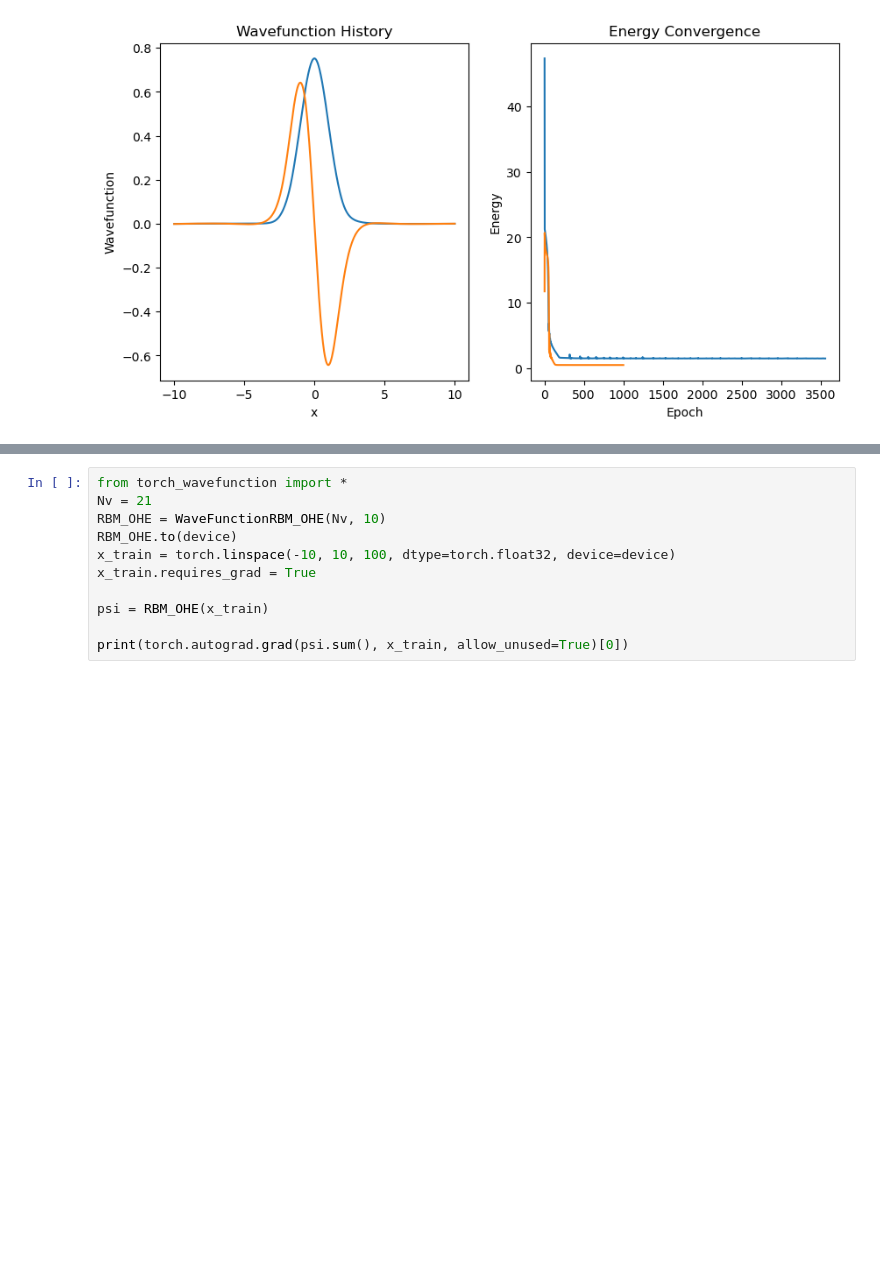
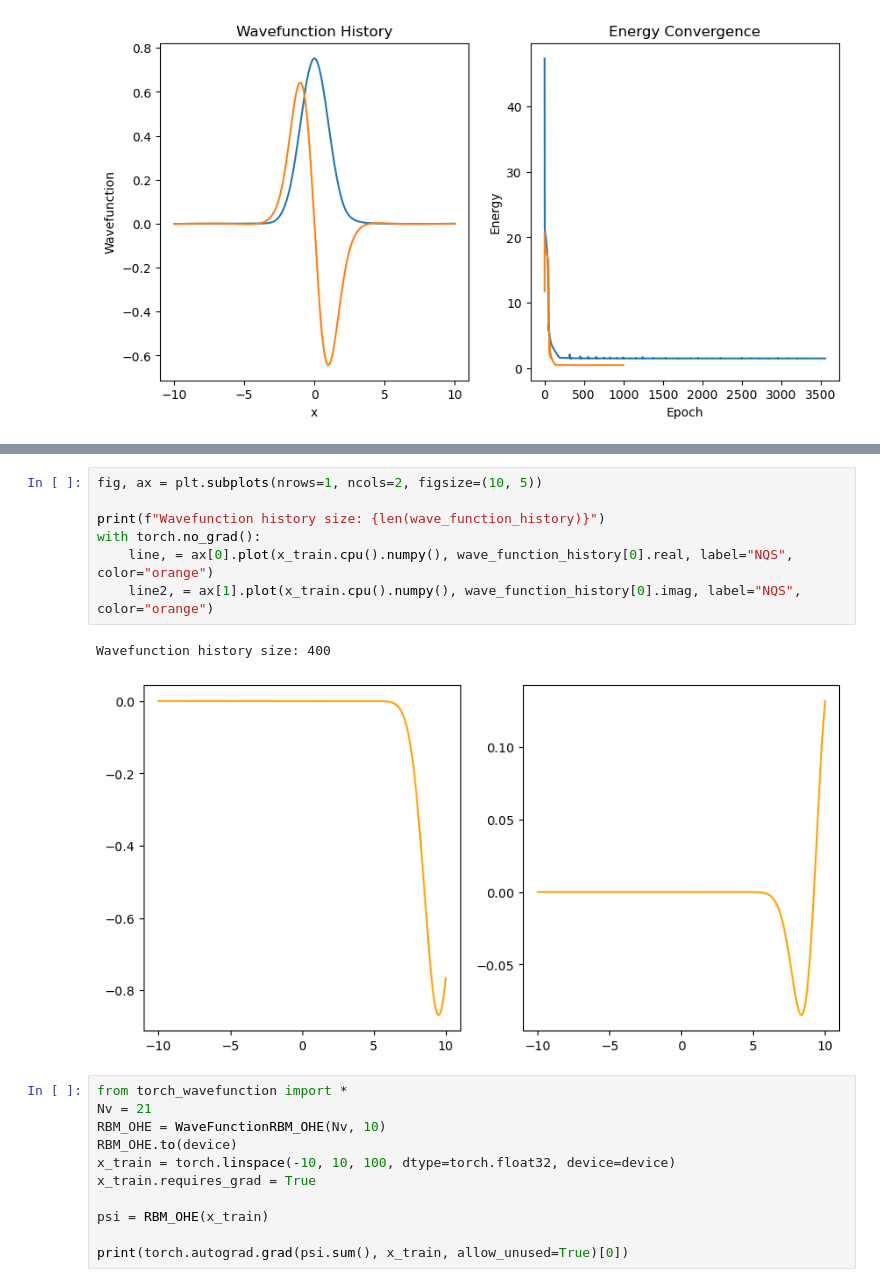
Before and after one commit to pfargas/1D-Variational-RBM, a Jupyter notebook: python/torch_computations.ipynb, the cells around one changed output, grey strips where cells are left out. Cells and saved outputs as stored; diff of their text form; blank space fills up the shorter version.

```diff
--- a/python/torch_computations.ipynb
+++ b/python/torch_computations.ipynb
@@ -259,3 +261,13 @@ Wavefunction history size: 5000
+# %%
+fig, ax = plt.subplots(nrows=1, ncols=2, figsize=(10, 5))
+
+print(f"Wavefunction history size: {len(wave_function_history)}")
+with torch.no_grad():
+    line, = ax[0].plot(x_train.cpu().numpy(), wave_function_history[0].real, label="NQS", color="orange")
+    line2, = ax[1].plot(x_train.cpu().numpy(), wave_function_history[0].imag, label="NQS", color="orange")
+# %% [output]
+Wavefunction history size: 400
+[figure, added]
 # %%
 from torch_wavefunction import *
 Nv = 21
```
Also changed, not shown: parts of 1 cell of this notebook, 4 other files.
